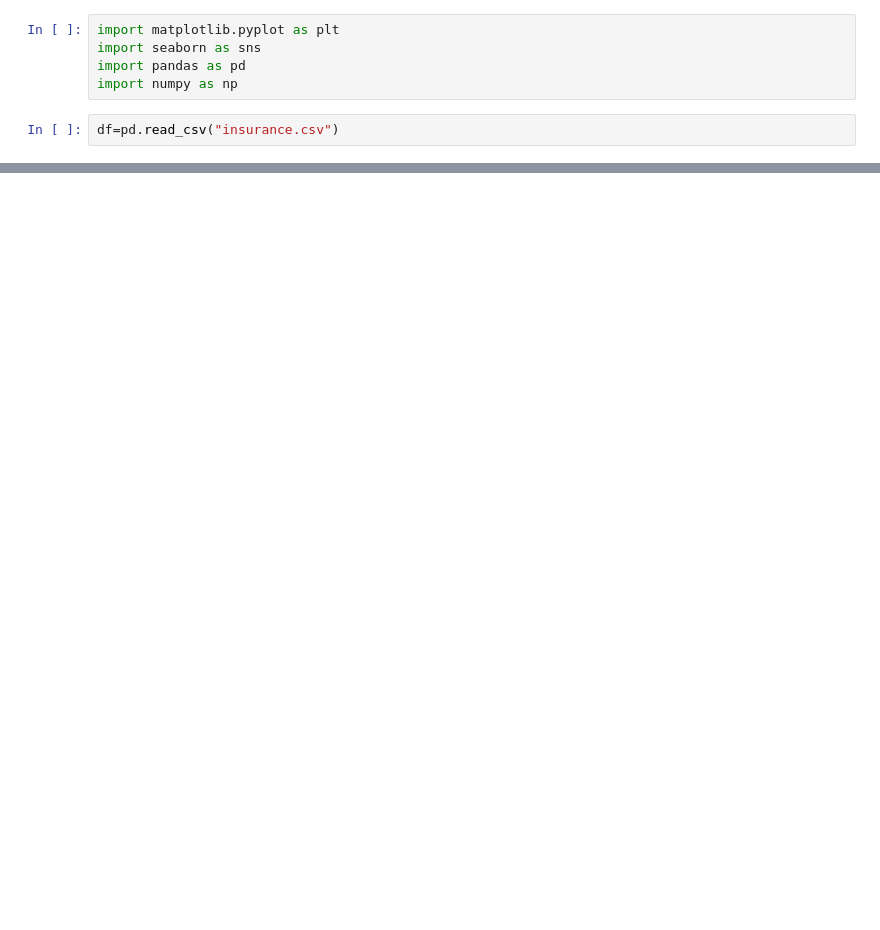
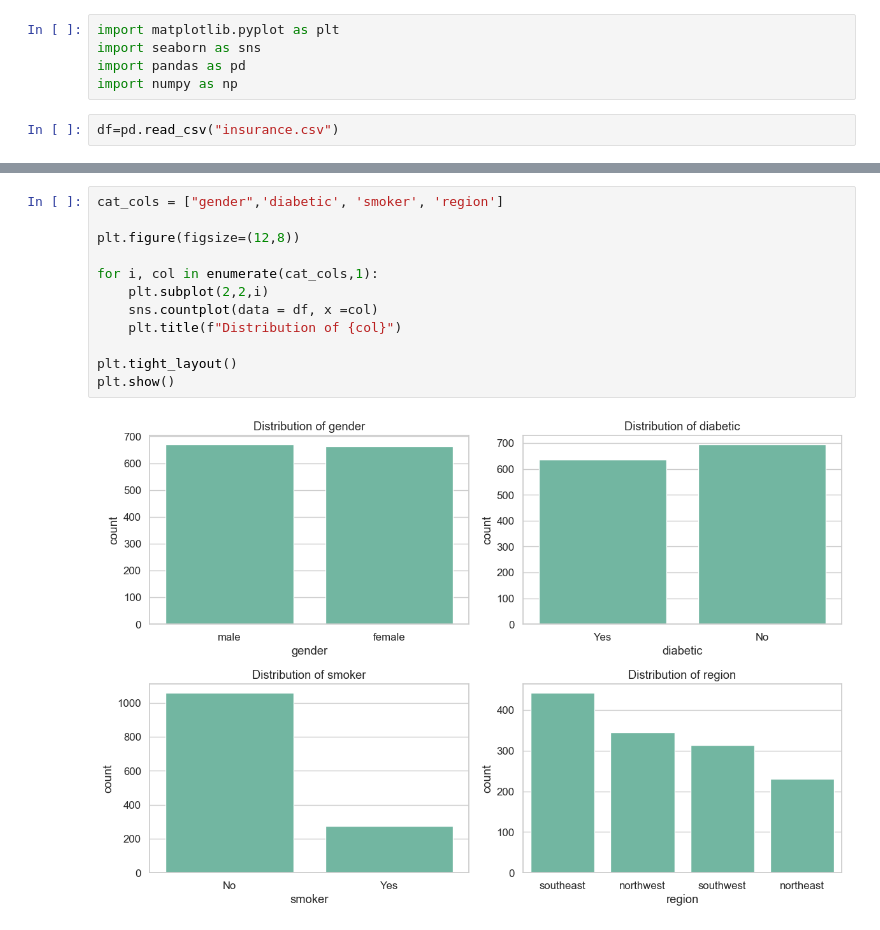
Before and after one commit to emomo81/health-insurance-cost-prediction-ML-, a Jupyter notebook: analysis_model.ipynb, the cells around one changed output, grey strips where cells are left out. Cells and saved outputs as stored; diff of their text form; blank space fills up the shorter version.

```diff
--- a/analysis_model.ipynb
+++ b/analysis_model.ipynb
@@ -33,0 +83,14 @@ memory usage: 73.3+ KB
+# %%
+cat_cols = ["gender",'diabetic', 'smoker', 'region']
+
+plt.figure(figsize=(12,8))
+
+for i, col in enumerate(cat_cols,1):
+    plt.subplot(2,2,i)
+    sns.countplot(data = df, x =col)
+    plt.title(f"Distribution of {col}")
+
+plt.tight_layout()
+plt.show()
+# %% [output]
+[figure, added]
```
Also changed, not shown: parts of 9 cells of this notebook.
